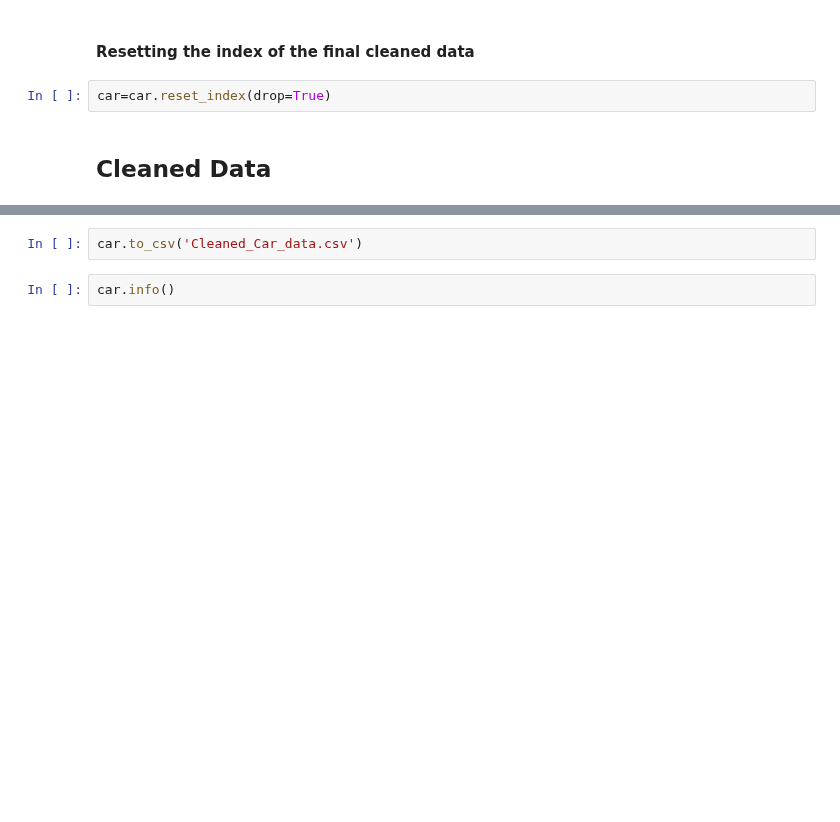
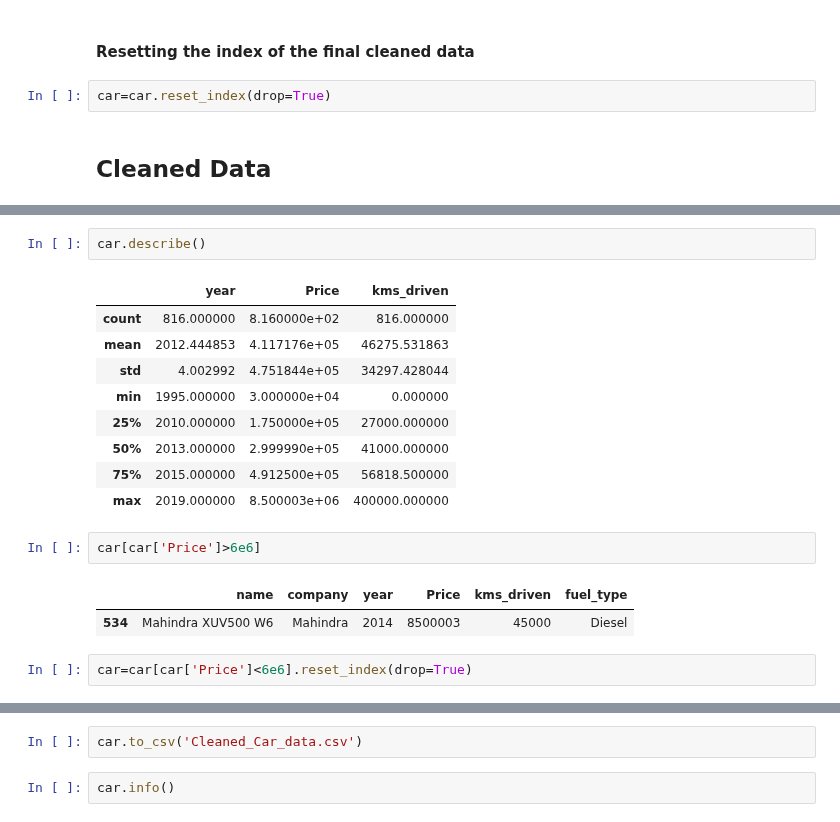
Before and after one commit to Bharatgaur/Projects, a Jupyter notebook: Quikr_Analysis.ipynb, the cells around one changed output, grey strips where cells are left out. Saved outputs shown, nothing was run; the diff lists cells and outputs as text; blank space fills up the shorter version.

```diff
--- a/Quikr_Analysis.ipynb
+++ b/Quikr_Analysis.ipynb
@@ -111,3 +447,22 @@ car=car.reset_index(drop=True)
+# %%
+car.describe()
+# %% [output]
+|  | year | Price | kms_driven |
+| count | 816.000000 | 8.160000e+02 | 816.000000 |
+| mean | 2012.444853 | 4.117176e+05 | 46275.531863 |
+| std | 4.002992 | 4.751844e+05 | 34297.428044 |
+| min | 1995.000000 | 3.000000e+04 | 0.000000 |
+| 25% | 2010.000000 | 1.750000e+05 | 27000.000000 |
+| 50% | 2013.000000 | 2.999990e+05 | 41000.000000 |
+| 75% | 2015.000000 | 4.912500e+05 | 56818.500000 |
+| max | 2019.000000 | 8.500003e+06 | 400000.000000 |
+# %%
+car[car['Price']>6e6]
+# %% [output]
+|  | name | company | year | Price | kms_driven | fuel_type |
+| 534 | Mahindra XUV500 W6 | Mahindra | 2014 | 8500003 | 45000 | Diesel |
+# %%
+car=car[car['Price']<6e6].reset_index(drop=True)
 # %%
 car
 # %% [output]
```
Also changed, not shown: parts of 51 cells of this notebook.
